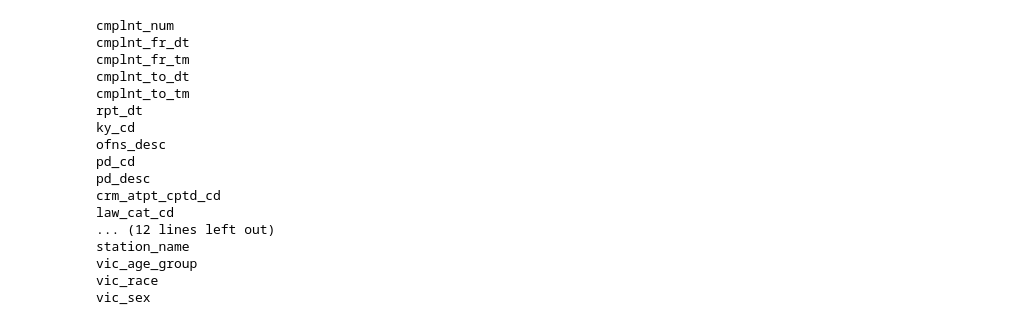
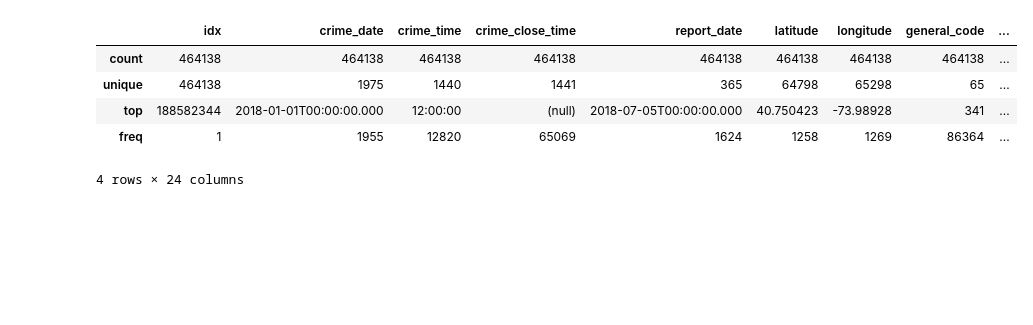
Before and after one commit to jamorr/Capstone, a Jupyter notebook: src/crime_analysis.ipynb, the cells around one changed output. Cells and saved outputs as stored; diff of their text form; code cells hidden in the pictures; blank space fills up the shorter version.

```diff
--- a/src/crime_analysis.ipynb
+++ b/src/crime_analysis.ipynb
@@ -12,51 +0,0 @@ npyd_df
-# %%
-temp = {
-    "cmplnt_num": "16705935",
-        "cmplnt_fr_dt": "2006-04-06T00:00:00.000",
-        "cmplnt_fr_tm": "09:00:00",
-        "cmplnt_to_dt": "2006-05-04T00:00:00.000",
-        "cmplnt_to_tm": "23:59:00",
-        "rpt_dt": "2006-06-06T00:00:00.000",
-        "ky_cd": "341",
-        "ofns_desc": "PETIT LARCENY",
-        "pd_cd": "303",
-        "pd_desc": "LARCENY,PETIT BY CHECK USE",
-        "crm_atpt_cptd_cd": "COMPLETED",
-        "law_cat_cd": "MISDEMEANOR",
-        "boro_nm": "BRONX",
-        "loc_of_occur_desc": "(null)",
-        "prem_typ_desc": "(null)",
-        "juris_desc": "N.Y. POLICE DEPT",
-        "jurisdiction_code": "0",
-        "parks_nm": "(null)",
-        "hadevelopt": "(null)",
-        "housing_psa": "(null)",
-        "susp_age_group": "(null)",
-        "susp_race": "(null)",
-        "susp_sex": "(null)",
-        "patrol_boro": "(null)",
-        "station_name": "(null)",
-        "vic_age_group": "65+",
-        "vic_race": "WHITE",
-        "vic_sex": "F"
-}
-for a in temp:
-    print(a)
-# %% [output]
-cmplnt_num
-cmplnt_fr_dt
-cmplnt_fr_tm
-cmplnt_to_dt
-cmplnt_to_tm
-rpt_dt
-ky_cd
-ofns_desc
-pd_cd
-pd_desc
-crm_atpt_cptd_cd
-law_cat_cd
-... (12 lines left out)
-station_name
-vic_age_group
-vic_race
-vic_sex
@@ -62,0 +34,9 @@ vic_sex
+# %%
+crime_df.describe()
+# %% [output]
+|  | idx | crime_date | crime_time | crime_close_time | report_date | latitude | longitude | general_code | ... |
+| count | 464138 | 464138 | 464138 | 464138 | 464138 | 464138 | 464138 | 464138 | ... |
+| unique | 464138 | 1975 | 1440 | 1441 | 365 | 64798 | 65298 | 65 | ... |
+| top | 188582344 | 2018-01-01T00:00:00.000 | 12:00:00 | (null) | 2018-07-05T00:00:00.000 | 40.750423 | -73.98928 | 341 | ... |
+| freq | 1 | 1955 | 12820 | 65069 | 1624 | 1258 | 1269 | 86364 | ... |
+4 rows × 24 columns
```
Also changed, not shown: parts of 6 cells of this notebook, 3 other files.
